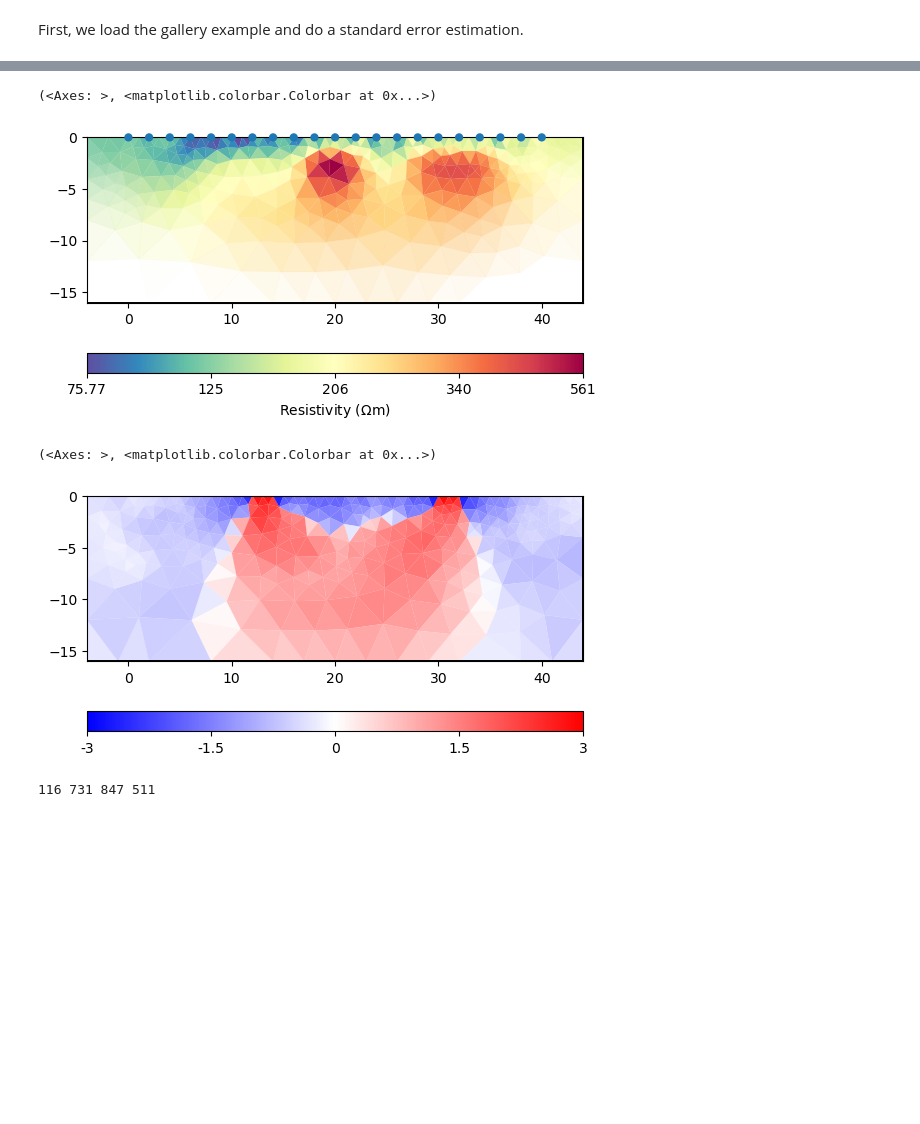
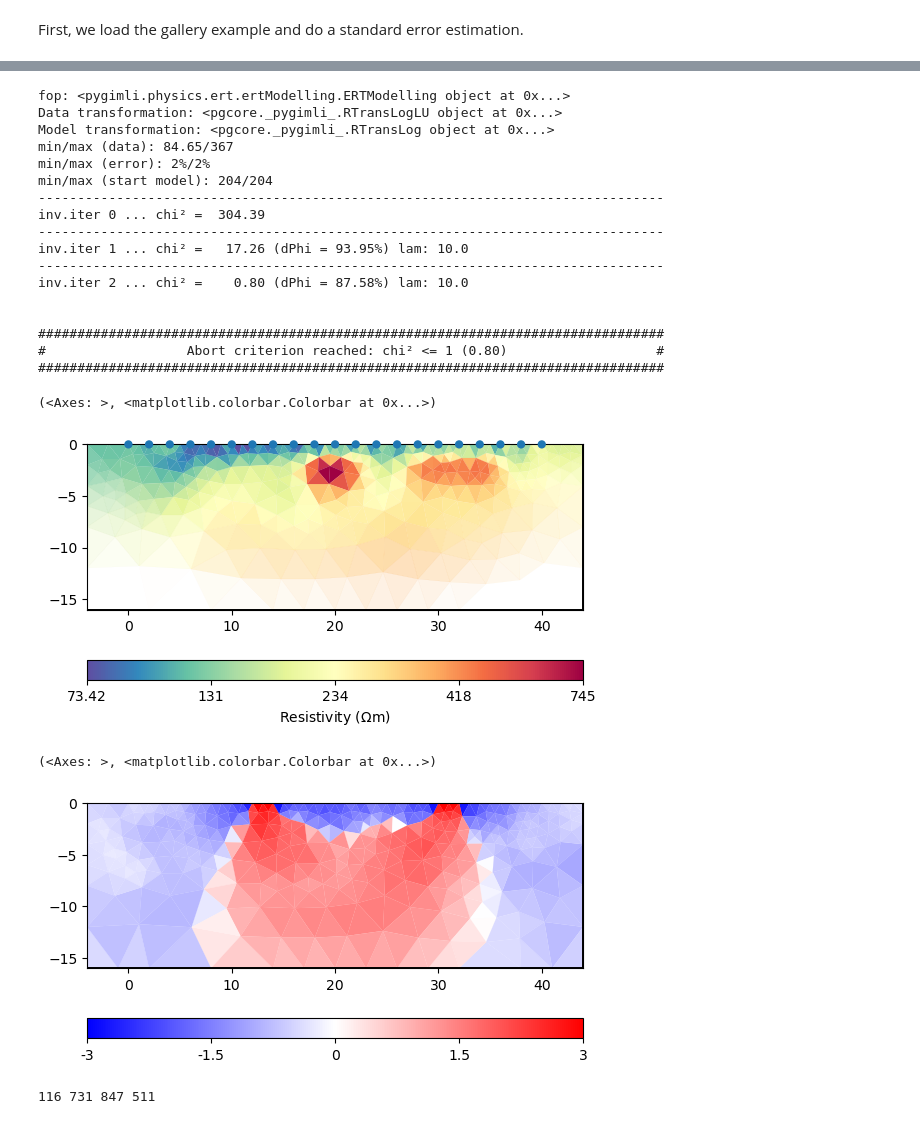
Before and after one commit to gimli-org/notebooks, a Jupyter notebook: inversion/resolution.ipynb, the cells around one changed output, grey strips where cells are left out. Saved outputs shown, nothing was run; the diff lists cells and outputs as text; code cells hidden in the pictures; blank space fills up the shorter version.

```diff
--- a/inversion/resolution.ipynb
+++ b/inversion/resolution.ipynb
@@ -19,5 +19,5 @@ data.estimateError()
 # %%
 mgr = ert.Manager(data)
-model = mgr.invert(quality=34.4)
+model = mgr.invert(lam=10, quality=34.4, verbose=True)
 mgr.showResult()
 # %% [output]
@@ -33,5 +34,22 @@ mgr.showResult()
-(<Axes: >, <matplotlib.colorbar.Colorbar at 0x...>)
+fop: <pygimli.physics.ert.ertModelling.ERTModelling object at 0x...>
+Data transformation: <pgcore._pygimli_.RTransLogLU object at 0x...>
+Model transformation: <pgcore._pygimli_.RTransLog object at 0x...>
+min/max (data): 84.65/367
+min/max (error): 2%/2%
+min/max (start model): 204/204
+--------------------------------------------------------------------------------
+inv.iter 0 ... chi² =  304.39
+--------------------------------------------------------------------------------
+inv.iter 1 ... chi² =   17.26 (dPhi = 93.95%) lam: 10.0
+--------------------------------------------------------------------------------
+inv.iter 2 ... chi² =    0.80 (dPhi = 87.58%) lam: 10.0
+
+
+################################################################################
+#                  Abort criterion reached: chi² <= 1 (0.80)                   #
+################################################################################
+(<Axes: >, <matplotlib.colorbar.Colorbar at 0x...>)
-[figure, old version]
+[figure, new version]
 # %%
 # We save a few things for easier use as they might not come
 # from a manager but an inversion instance.
@@ -58,7 +76,7 @@ Jcol = DS.transMult(one)
 pg.show(mesh, pg.math.symlog(Jcol, 1e-2), cMin=-3, cMax=3, cMap="bwr")
 # %% [output]
 (<Axes: >, <matplotlib.colorbar.Colorbar at 0x...>)
-[figure, old version]
+[figure, new version]
 # %%
 # Now we construct a block matrix of jacobian and regularization
 # below each other.
```
Also changed, not shown: parts of 4 cells of this notebook.
